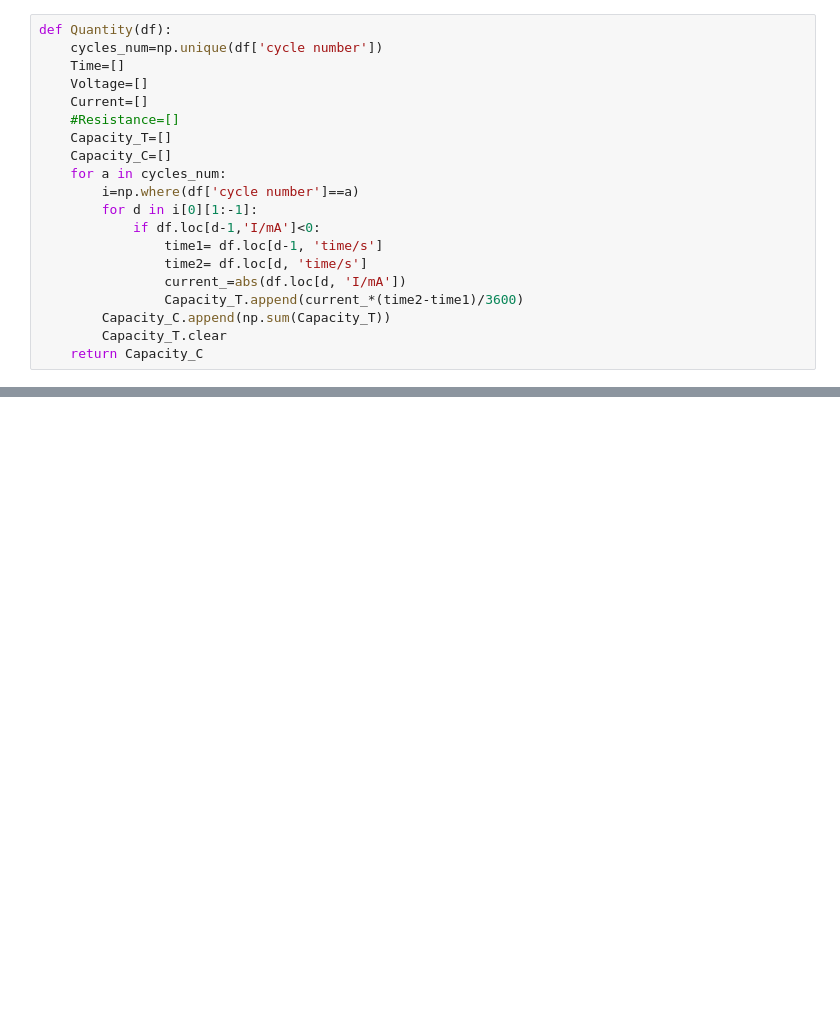
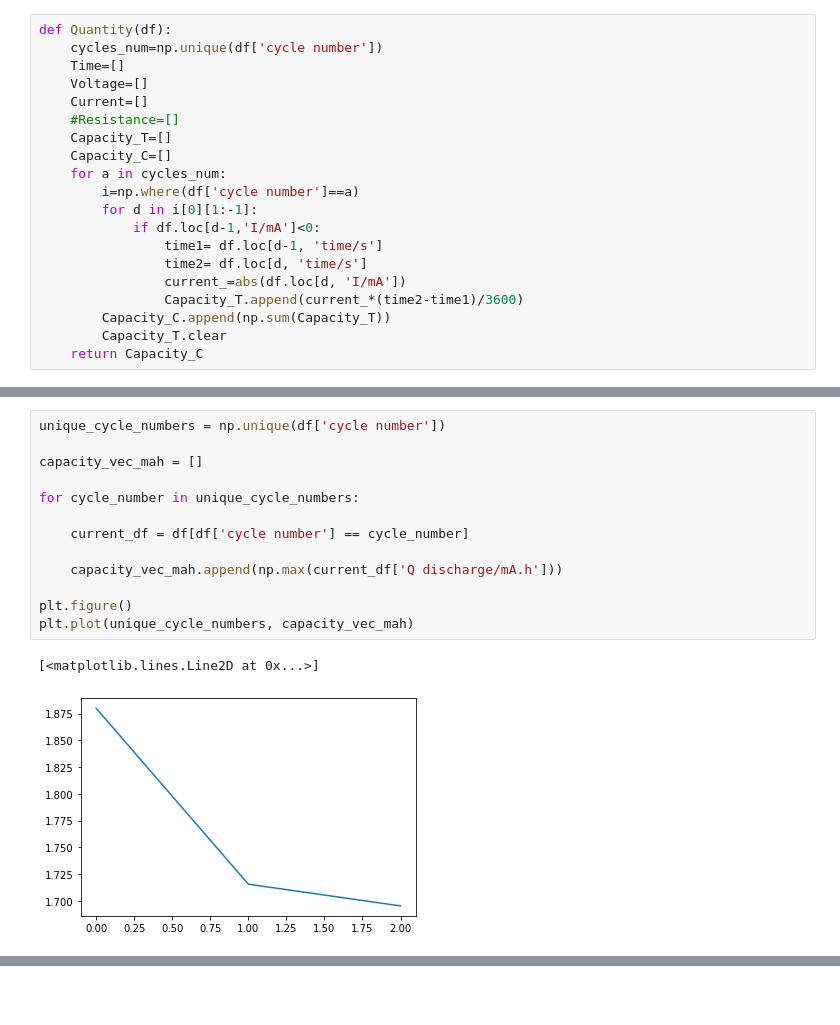
Before and after one commit to wengandrew/fast-formation, a Jupyter notebook: urop/students/ikovalchuk/Precondition(cathode).ipynb, the cells around one changed output, grey strips where cells are left out. Saved outputs shown, nothing was run; the diff lists cells and outputs as text; blank space fills up the shorter version.

```diff
--- a/urop/students/ikovalchuk/Precondition(cathode).ipynb
+++ b/urop/students/ikovalchuk/Precondition(cathode).ipynb
@@ -53,3 +121,19 @@ def Quantity(df):
+# %%
+unique_cycle_numbers = np.unique(df['cycle number'])
+
+capacity_vec_mah = []
+
+for cycle_number in unique_cycle_numbers:
+
+    current_df = df[df['cycle number'] == cycle_number]
+
+    capacity_vec_mah.append(np.max(current_df['Q discharge/mA.h']))
+
+plt.figure()
+plt.plot(unique_cycle_numbers, capacity_vec_mah)
+# %% [output]
+[<matplotlib.lines.Line2D at 0x...>]
+[figure, added]
 # %%
 plt.figure()
 plt.xlabel('Cycles')
```
Also changed, not shown: parts of 7 cells of this notebook.
